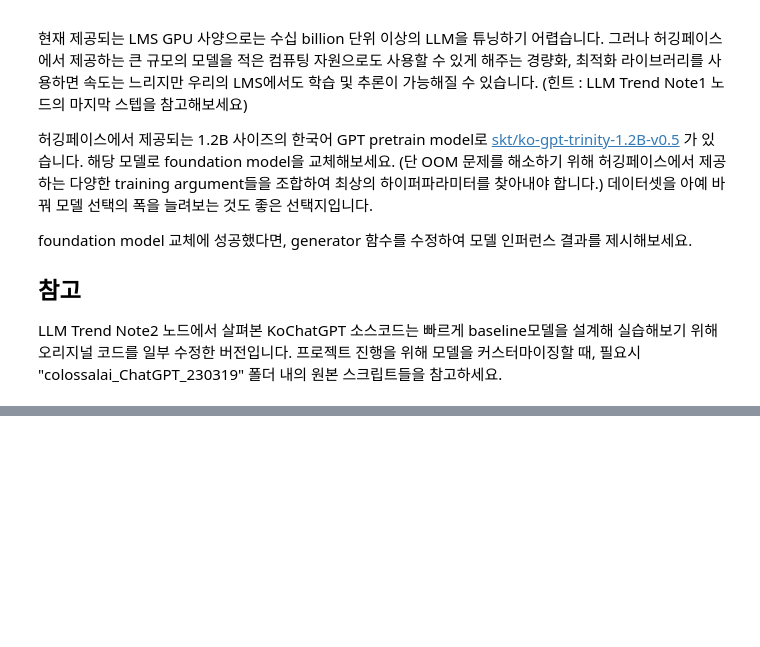
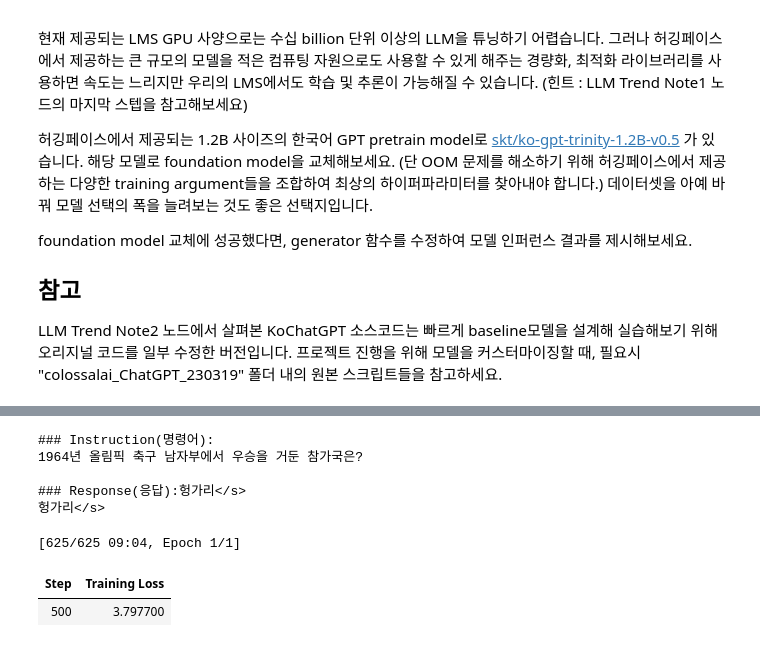
Before and after one commit to wjdgml0526/aiffel_projects, a Jupyter notebook: AIFFEL_Quest16/code.ipynb, the cells around one changed output, grey strips where cells are left out. Saved outputs shown, nothing was run; the diff lists cells and outputs as text; code cells hidden in the pictures; blank space fills up the shorter version.

```diff
--- a/AIFFEL_Quest16/code.ipynb
+++ b/AIFFEL_Quest16/code.ipynb
@@ -80,0 +1123,23 @@ LLM Trend Note2 노드에서 살펴본 KoChatGPT 소스코드는
+# %%
+@dataclass
+class DataCollatorForSupervisedDataset(object):
+
+    tokenizer: transformers.PreTrainedTokenizer
+
+    def __call__(self, instances: Sequence[Dict]) -> Dict[str, torch.Tensor]:
+        input_ids, labels = tuple([instance[key] for instance in instances] for key in ("input_ids", "labels"))
+        input_ids = torch.nn.utils.rnn.pad_sequence(
+            input_ids, batch_first=True, padding_value=self.tokenizer.pad_token_id
+        )
+        labels = torch.nn.utils.rnn.pad_sequence(labels, batch_first=True, padding_value= -100)
+        return dict(
+            input_ids=input_ids,
+            labels=labels,
+            attention_mask=input_ids.ne(self.tokenizer.pad_token_id),
+        )
+# %%
+train_dataset = SFT_dataset(data_path_1_SFT='./aiffel/KoChatGPT/data_kochatgpt/combined_data.jsonl', tokenizer=tokenizer)
+data_collator = DataCollatorForSupervisedDataset(tokenizer=tokenizer)
+
+print('input : %s'%train_dataset.input_ids[0])
+print('output: %s'%train_dataset.labels[0])
@@ -80,0 +1157,38 @@ LLM Trend Note2 노드에서 살펴본 KoChatGPT 소스코드는
+# %%
+# train_dataset.input_ids[0]를 디코딩해보세요.
+def remove_ignore_idx(token_ids, ignore_idx = -100):
+    return [token_id for token_id in token_ids if token_id != ignore_idx]
+
+print(tokenizer.decode(remove_ignore_idx(train_dataset.input_ids[0])))
+print(tokenizer.decode(remove_ignore_idx(train_dataset.labels[0])))
+# %% [output]
+### Instruction(명령어):
+1964년 올림픽 축구 남자부에서 우승을 거둔 참가국은?
+
+### Response(응답):헝가리</s>
+헝가리</s>
+# %%
+training_args = TrainingArguments(
+    output_dir="/aiffel/KoChatGPT/test",
+    overwrite_output_dir=True,
+    num_train_epochs=1,
+    per_device_train_batch_size=4,
+    per_device_eval_batch_size=4,
+    warmup_steps=5,
+    prediction_loss_only=True,
+    gradient_accumulation_steps=8,
+    fp16 = True
+    )
+trainer = Trainer(
+    model=model,
+    args=training_args,
+    data_collator=data_collator,
+    train_dataset=train_dataset
+)
+# %%
+trainer.train()
+model.save_pretrained('/aiffel/KoChatGPT/output_1_SFT')
+# %% [output]
+[625/625 09:04, Epoch 1/1]
+| Step | Training Loss |
+| 500 | 3.797700 |
```
Also changed, not shown: parts of 68 cells of this notebook.
